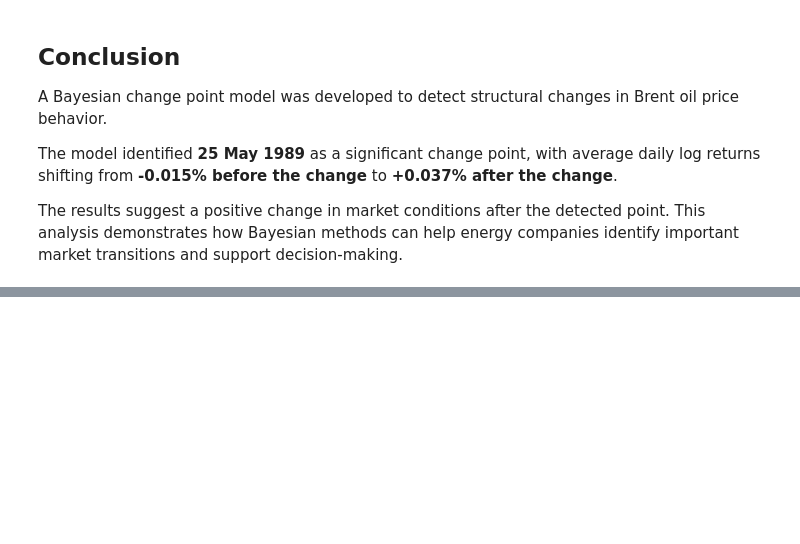
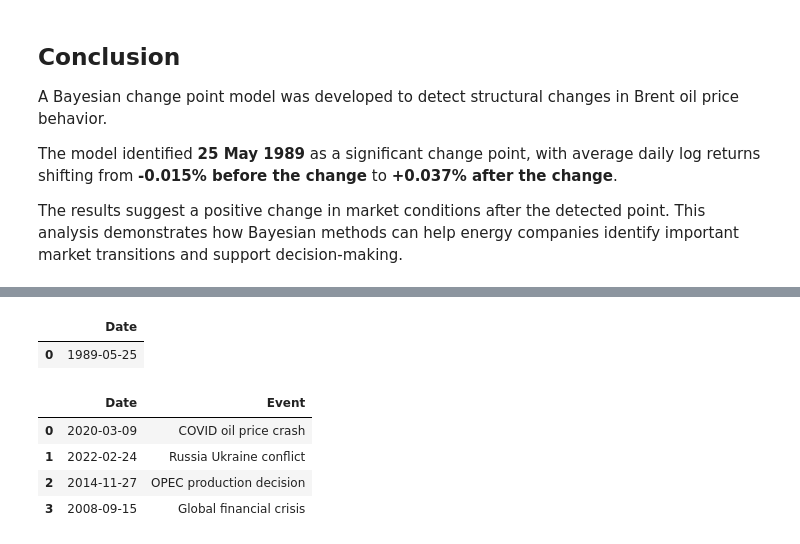
Before and after one commit to hawaebrahimhamid-png/brent-oil-change-point-analysis, a Jupyter notebook: notebooks/task2_change_point_model.ipynb, the cells around one changed output, grey strips where cells are left out. Drawn from its saved outputs; the diff is of its cells as text; code cells hidden in the pictures; blank space fills up the shorter version.

```diff
--- a/notebooks/task2_change_point_model.ipynb
+++ b/notebooks/task2_change_point_model.ipynb
@@ -493,0 +513,10 @@ The results suggest a positive change in market conditions after the detected po
+# %%
+change_points = pd.DataFrame({
+    "Date":[change_date]
+})
+
+
+change_points
+# %% [output]
+|  | Date |
+| 0 | 1989-05-25 |
@@ -493,0 +528,27 @@ The results suggest a positive change in market conditions after the detected po
+# %%
+events = pd.DataFrame({
+
+"Date":[
+"2020-03-09",
+"2022-02-24",
+"2014-11-27",
+"2008-09-15"
+],
+
+"Event":[
+"COVID oil price crash",
+"Russia Ukraine conflict",
+"OPEC production decision",
+"Global financial crisis"
+]
+
+})
+
+
+events
+# %% [output]
+|  | Date | Event |
+| 0 | 2020-03-09 | COVID oil price crash |
+| 1 | 2022-02-24 | Russia Ukraine conflict |
+| 2 | 2014-11-27 | OPEC production decision |
+| 3 | 2008-09-15 | Global financial crisis |
```
Also changed, not shown: parts of 6 cells of this notebook, 23 other files.
